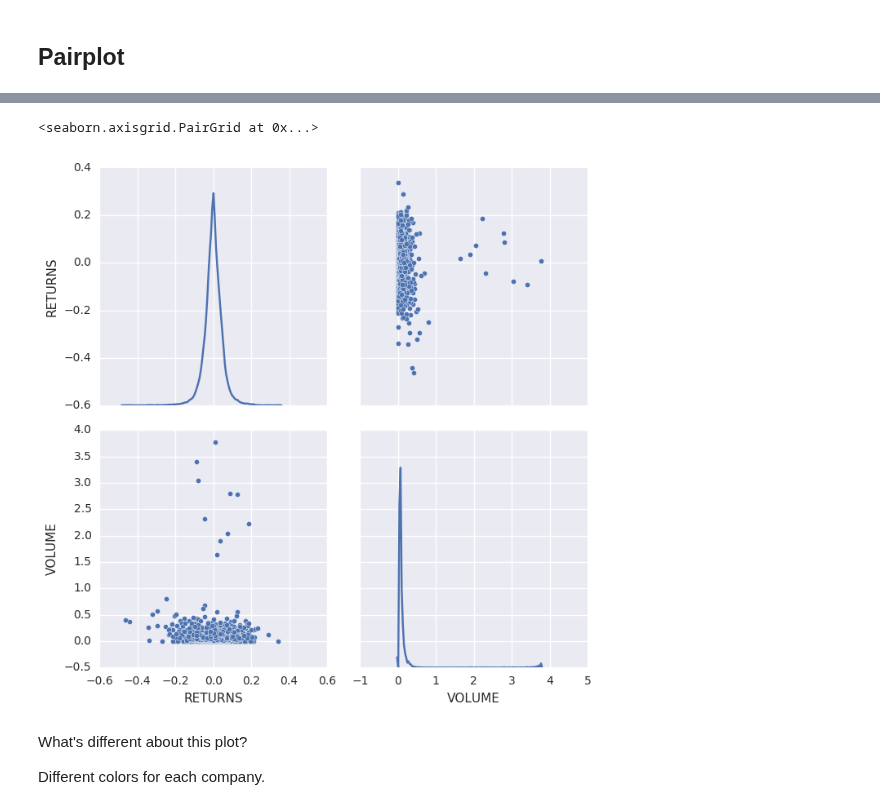
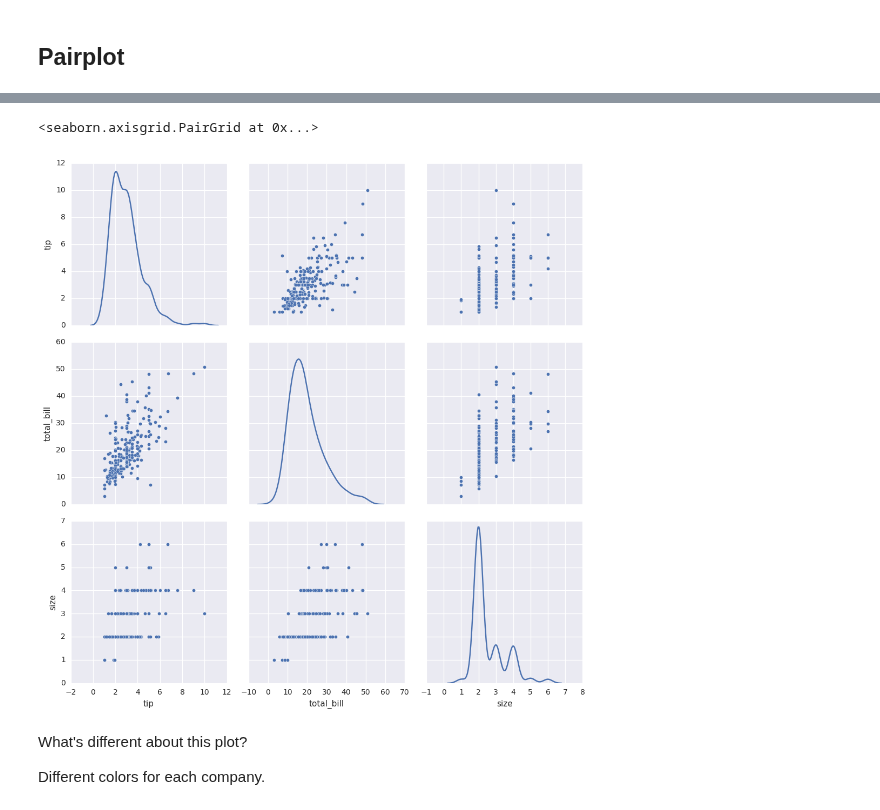
Before and after one commit to DaveBackus/Data_Bootcamp, a Jupyter notebook: Code/IPython/bootcamp_advgraphics_seaborn.ipynb, the cells around one changed output, grey strips where cells are left out. Drawn from its saved outputs; the diff is of its cells as text; code cells hidden in the pictures.

```diff
--- a/Code/IPython/bootcamp_advgraphics_seaborn.ipynb
+++ b/Code/IPython/bootcamp_advgraphics_seaborn.ipynb
@@ -234,8 +260,8 @@ Kernel density.
 # %%
-sns.pairplot(minidata[["RETURNS", "VOLUME", "TICKER"]], size=3.5, diag_kind="kde")
+sns.pairplot(tips[["tip", "total_bill", "size"]], size=3.5, diag_kind="kde")
 # %% [output]
 <seaborn.axisgrid.PairGrid at 0x...>
-[figure, old version]
+[figure, new version]
 # %% [markdown]
 What's different about this plot?
 
```
Also changed, not shown: parts of 37 cells of this notebook.
